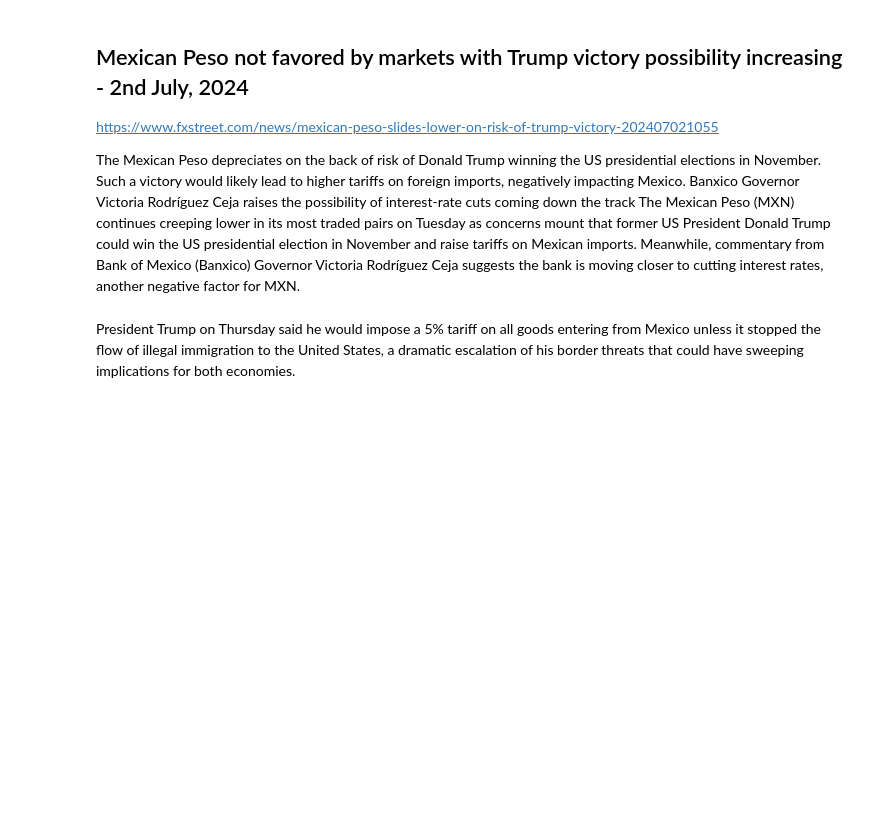
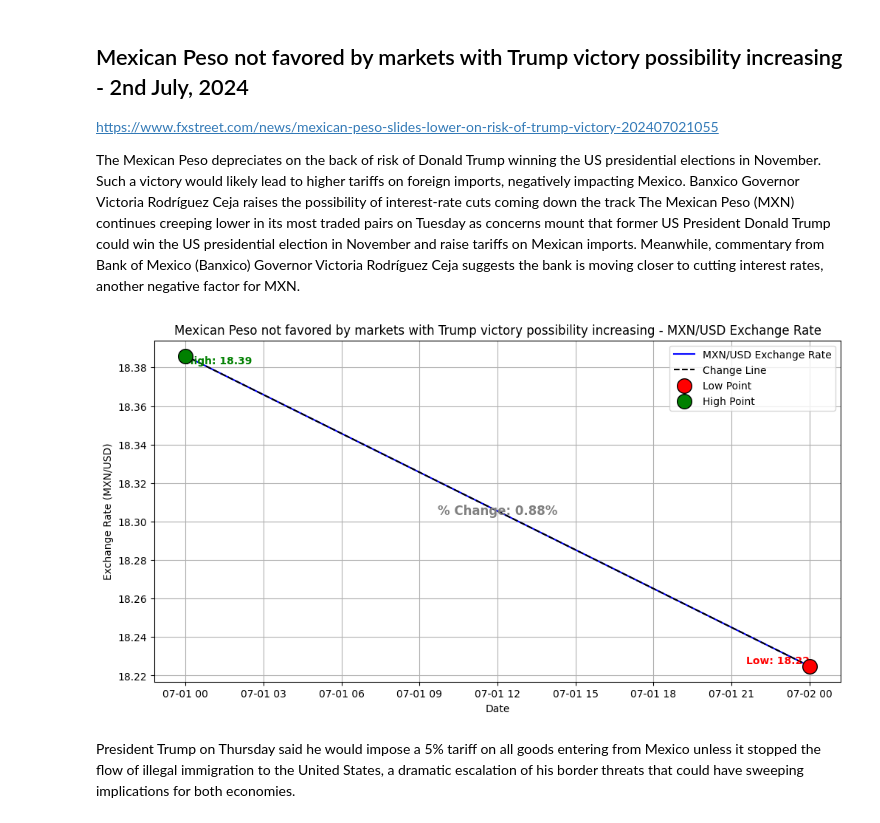
Before and after one commit to Nakiyah24/Trump-Analysis, a Jupyter notebook: Analysis.ipynb, the cells around one changed output. Cells and saved outputs as stored; diff of their text form; code cells hidden in the pictures; blank space fills up the shorter version.

```diff
--- a/Analysis.ipynb
+++ b/Analysis.ipynb
@@ -278,5 +292,16 @@ The Mexican Peso depreciates on the back of risk of Donald Trump winning the US
 Such a victory would likely lead to higher tariffs on foreign imports, negatively impacting Mexico.
 Banxico Governor Victoria Rodríguez Ceja raises the possibility of interest-rate cuts coming down the track
 The Mexican Peso (MXN) continues creeping lower in its most traded pairs on Tuesday as concerns mount that former US President Donald Trump could win the US presidential election in November and raise tariffs on Mexican imports. Meanwhile, commentary from Bank of Mexico (Banxico) Governor Victoria Rodríguez Ceja suggests the bank is moving closer to cutting interest rates, another negative factor for MXN.
+# %%
+# Events to analyze
+events = {
+    'Mexican Peso not favored by markets with Trump victory possibility increasing': ('2024-7-1', '2024-7-2'),
+}
+
+# Plot exchange rate data for each event
+for event_name, (start_date, end_date) in events.items():
+    plot_event_data(event_name, start_date, end_date, dollar_to_pesos)
+# %% [output]
+[figure, added]
 # %% [markdown]
 President Trump on Thursday said he would impose a 5% tariff on all goods entering from Mexico unless it stopped the flow of illegal immigration to the United States, a dramatic escalation of his border threats that could have sweeping implications for both economies.
```
Also changed, not shown: parts of 8 cells of this notebook.
